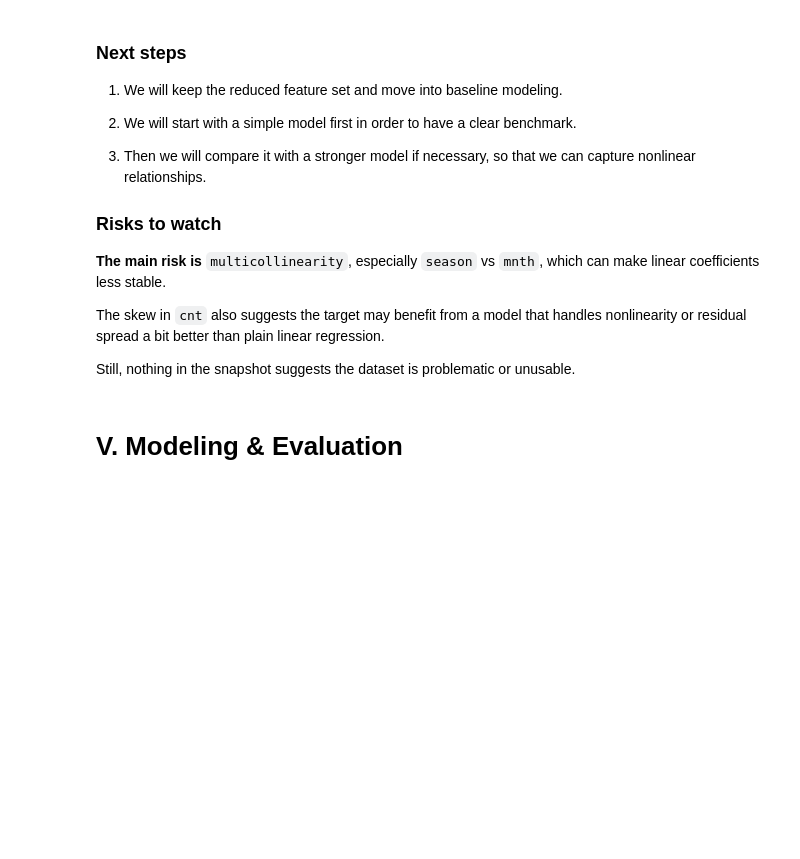
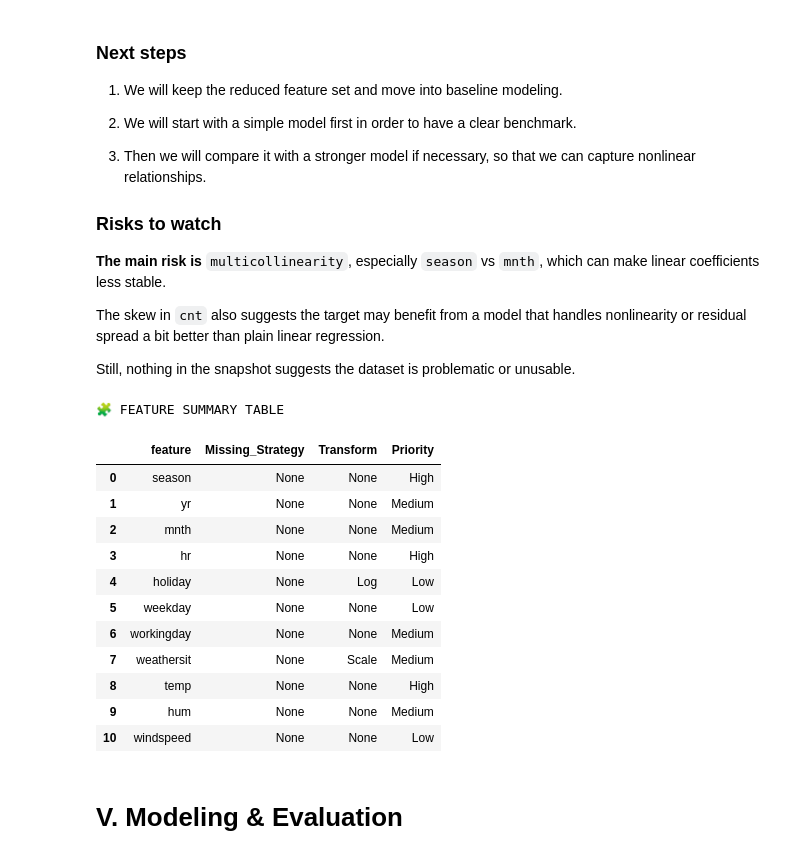
Before and after one commit to clarissecasicarino/hourly-bike-predictor, a Jupyter notebook: notebooks/regression_capstone.ipynb, the cells around one changed output. Saved outputs shown, nothing was run; the diff lists cells and outputs as text; code cells hidden in the pictures; blank space fills up the shorter version.

Commit message:
Add feature summary table to docs/

```diff
--- a/notebooks/regression_capstone.ipynb
+++ b/notebooks/regression_capstone.ipynb
@@ -958,8 +958,8 @@ final_features = [
     "weathersit", "temp", "hum", "windspeed"
 ]
 
-X_train_clean = X_train_clean[final_features].copy()
-X_test_clean = X_test[final_features].copy()
+X_train_clean = X_train_clean.drop(columns=["atemp"], errors="ignore")
+X_test_clean = X_test.drop(columns=["atemp"], errors="ignore")
 # %% [markdown]
 The strongest multicollinearity was between `temp` and `atemp` (|r| = 0.987). Since both represent nearly the same temperature signal, `atemp` **was removed**. `season` and `mnth` were moderately high but retained because they provide distinct calendar information.
 # %%
@@ -1026,6 +1026,54 @@ Because the target is skewed and the features are not extremely correlated with
 The skew in `cnt` also suggests the target may benefit from a model that handles nonlinearity or residual spread a bit better than plain linear regression.
 
 Still, nothing in the snapshot suggests the dataset is problematic or unusable.
+# %%
+print("🧩 FEATURE SUMMARY TABLE")
+fs = pd.DataFrame({"feature": final_features})
+
+# Missing strategy
+missing_rates = X_train_clean[final_features].isnull().mean()
+fs["Missing_Strategy"] = fs["feature"].map(
+    lambda f: "None" if missing_rates[f] == 0 else "Median" if missing_rates[f] < 0.05 else "Advanced"
+)
+
+# Transform
+skews = X_train_clean[final_features].skew().abs()
+fs["Transform"] = fs["feature"].map(
+    lambda f: "Log" if skews[f] > 2 else "Scale" if skews[f] > 1 else "None"
+)
+
+# Priority
+priority_map = {
+    "season": "High",
+    "yr": "Medium",
+    "mnth": "Medium",
+    "hr": "High",
+    "holiday": "Low",
+    "weekday": "Low",
+    "workingday": "Medium",
+    "weathersit": "Medium",
+    "temp": "High",
+    "hum": "Medium",
+    "windspeed": "Low"
+}
+fs["Priority"] = fs["feature"].map(priority_map)
+
+display(fs)
+fs.to_csv("../data/docs/feature_summary.csv", index=False)
+# %% [output]
+🧩 FEATURE SUMMARY TABLE
+|  | feature | Missing_Strategy | Transform | Priority |
+| 0 | season | None | None | High |
+| 1 | yr | None | None | Medium |
+| 2 | mnth | None | None | Medium |
+| 3 | hr | None | None | High |
+| 4 | holiday | None | Log | Low |
+| 5 | weekday | None | None | Low |
+| 6 | workingday | None | None | Medium |
+| 7 | weathersit | None | Scale | Medium |
+| 8 | temp | None | None | High |
+| 9 | hum | None | None | Medium |
+| 10 | windspeed | None | None | Low |
 # %% [markdown]
 # V. Modeling & Evaluation
 # %%
```
Also changed, not shown: 1 other file.
